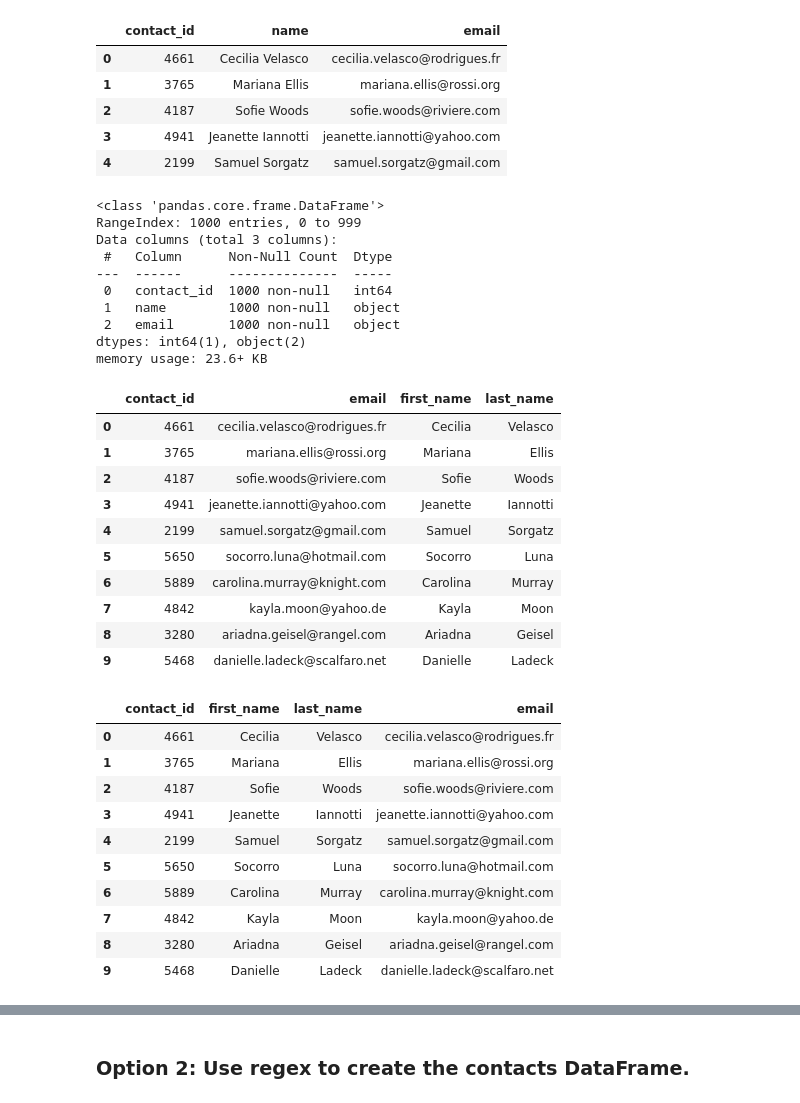
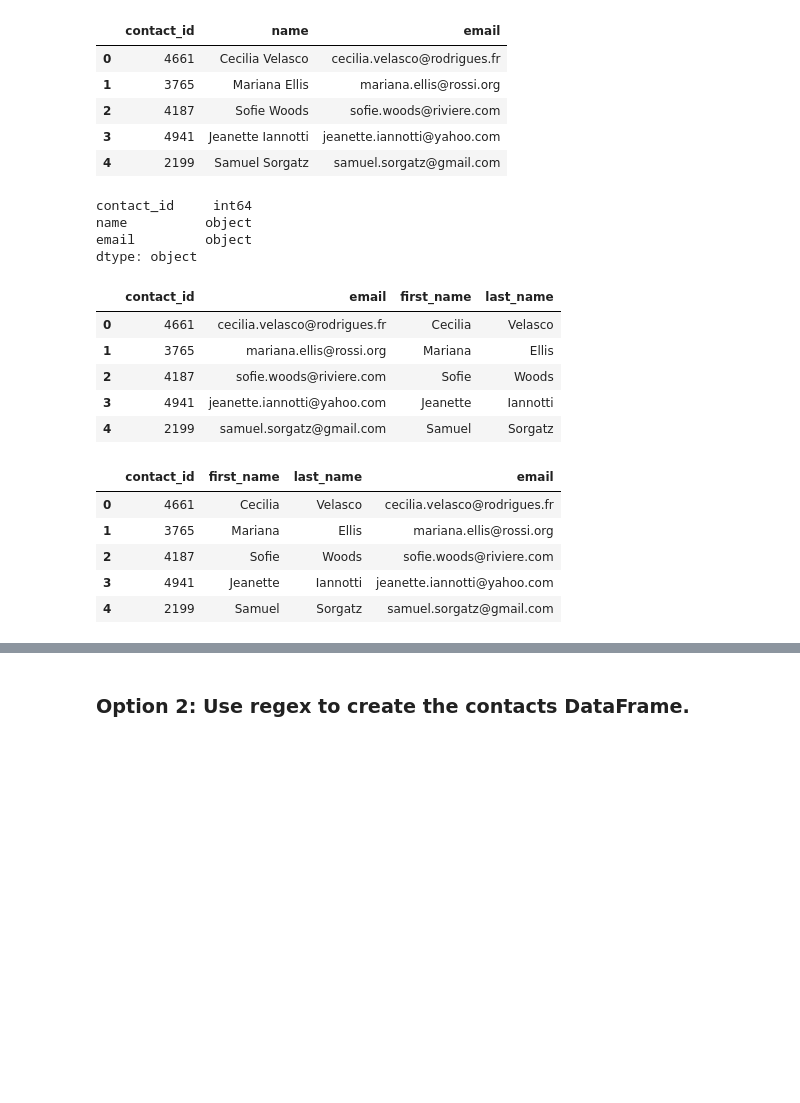
Before and after one commit to AllyEveslage/CrowdFunding_ETL, a Jupyter notebook: ETLMiniProjectStarterCode_DBates_EWollmering_BButler_JPopelka_AEveslage.ipynb, the cells around one changed output, grey strips where cells are left out. Saved outputs shown, nothing was run; the diff lists cells and outputs as text; code cells hidden in the pictures; blank space fills up the shorter version.

Commit message:
Completed Option 1: Use Pandas to create the contacts DataFrame *EXCEPT* # Export the DataFrame as a CSV file.

```diff
--- a/ETLMiniProjectStarterCode_DBates_EWollmering_BButler_JPopelka_AEveslage.ipynb
+++ b/ETLMiniProjectStarterCode_DBates_EWollmering_BButler_JPopelka_AEveslage.ipynb
@@ -309,0 +300,30 @@ print(dict_values)
+# %%
+# Iterate through the contact_info_df and convert each row to a dictionary.
+
+import json
+
+dict_values = []
+
+# Loop through each row in contact_info_df using column index 0
+for index, row in contact_info_df.iterrows():
+    contact_info_str = row[0]  # This is the stringified dictionary
+
+    # Skip blank or NaN rows
+    if pd.isna(contact_info_str):
+        continue
+
+    try:
+        contact_dict = json.loads(contact_info_str)
+
+        contact_id = contact_dict['contact_id']
+        name = contact_dict['name']
+        email = contact_dict['email']
+
+        dict_values.append([contact_id, name, email])
+
+    except json.JSONDecodeError as e:
+        print(f"Skipping row {index} due to JSON error: {e}")
+        continue
+
+# Preview result
+print(dict_values)
@@ -310,6 +333,11 @@ print(dict_values)
 # %%
 # Create a contact_info DataFrame and add each list of values, i.e., each row
 # to the 'contact_id', 'name', 'email' columns.
+
+contact_info_df = pd.DataFrame(dict_values, columns=['contact_id', 'name', 'email'])
+
+# Preview
+contact_info_df.head()
 # %% [output]
 |  | contact_id | name | email |
 | 0 | 4661 | Cecilia Velasco | cecilia.velasco@rodrigues.fr |
@@ -319,36 +347,32 @@ print(dict_values)
 | 4 | 2199 | Samuel Sorgatz | samuel.sorgatz@gmail.com |
 # %%
 # Check the datatypes.
+contact_info_df.dtypes
 # %% [output]
-<class 'pandas.core.frame.DataFrame'>
-RangeIndex: 1000 entries, 0 to 999
-Data columns (total 3 columns):
- #   Column      Non-Null Count  Dtype
----  ------      --------------  -----
- 0   contact_id  1000 non-null   int64
- 1   name        1000 non-null   object
- 2   email       1000 non-null   object
-dtypes: int64(1), object(2)
-memory usage: 23.6+ KB
+contact_id     int64
+name          object
+email         object
+dtype: object
 # %%
 # Create a "first"name" and "last_name" column with the first and last names from the "name" column.
-
+contact_info_df[['first_name', 'last_name']] = contact_info_df['name'].str.split(pat=' ', n=1, expand=True)
 
 # Drop the contact_name column
+contact_info_df.drop(columns='name', inplace=True)
+
+# Preview the DataFrame
+contact_info_df.head()
 # %% [output]
 |  | contact_id | email | first_name | last_name |
 | 0 | 4661 | cecilia.velasco@rodrigues.fr | Cecilia | Velasco |
 | 1 | 3765 | mariana.ellis@rossi.org | Mariana | Ellis |
 | 2 | 4187 | sofie.woods@riviere.com | Sofie | Woods |
 | 3 | 4941 | jeanette.iannotti@yahoo.com | Jeanette | Iannotti |
 | 4 | 2199 | samuel.sorgatz@gmail.com | Samuel | Sorgatz |
-| 5 | 5650 | socorro.luna@hotmail.com | Socorro | Luna |
-| 6 | 5889 | carolina.murray@knight.com | Carolina | Murray |
-| 7 | 4842 | kayla.moon@yahoo.de | Kayla | Moon |
-| 8 | 3280 | ariadna.geisel@rangel.com | Ariadna | Geisel |
-| 9 | 5468 | danielle.ladeck@scalfaro.net | Danielle | Ladeck |
 # %%
 # Reorder the columns
+contact_info_df = contact_info_df[['contact_id', 'first_name', 'last_name', 'email']]
+contact_info_df.head()
 # %% [output]
 |  | contact_id | first_name | last_name | email |
 | 0 | 4661 | Cecilia | Velasco | cecilia.velasco@rodrigues.fr |
@@ -356,10 +380,5 @@ memory usage: 23.6+ KB
 | 2 | 4187 | Sofie | Woods | sofie.woods@riviere.com |
 | 3 | 4941 | Jeanette | Iannotti | jeanette.iannotti@yahoo.com |
 | 4 | 2199 | Samuel | Sorgatz | samuel.sorgatz@gmail.com |
-| 5 | 5650 | Socorro | Luna | socorro.luna@hotmail.com |
-| 6 | 5889 | Carolina | Murray | carolina.murray@knight.com |
-| 7 | 4842 | Kayla | Moon | kayla.moon@yahoo.de |
-| 8 | 3280 | Ariadna | Geisel | ariadna.geisel@rangel.com |
-| 9 | 5468 | Danielle | Ladeck | danielle.ladeck@scalfaro.net |
 # %%
 # Check the datatypes one more time before exporting as CSV file.
```
Also changed, not shown: parts of 3 cells of this notebook.
